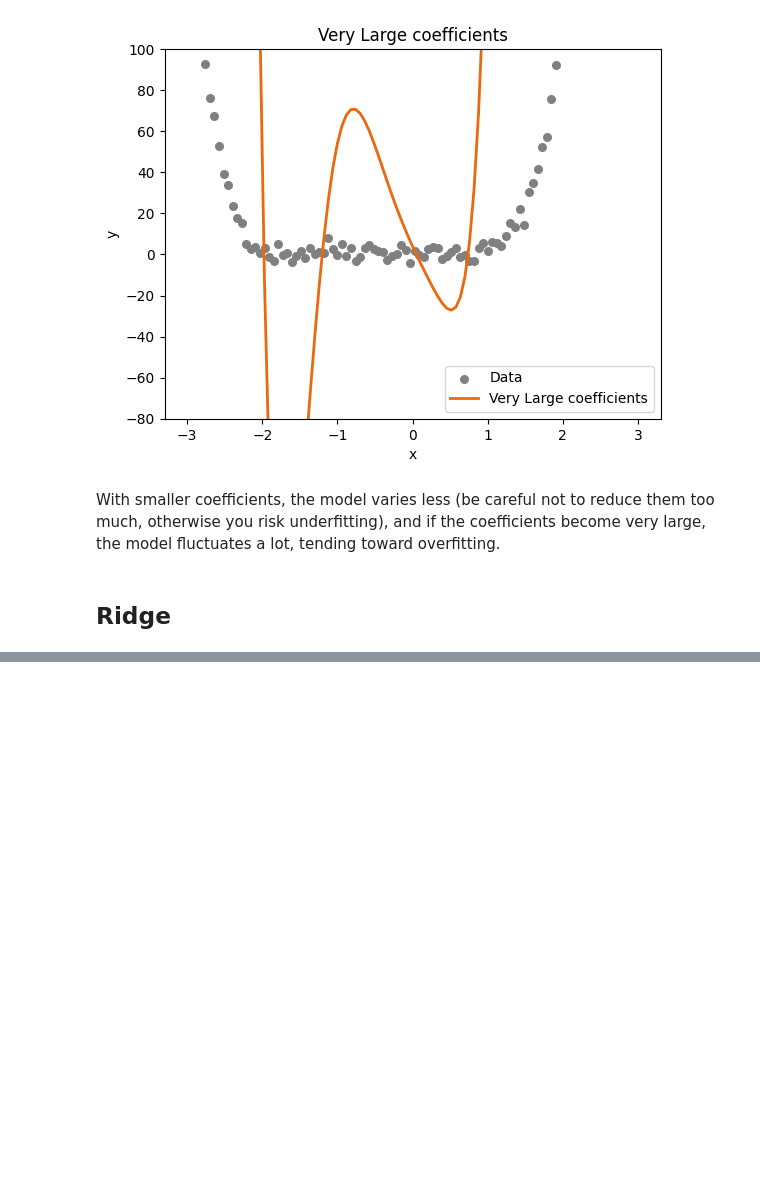
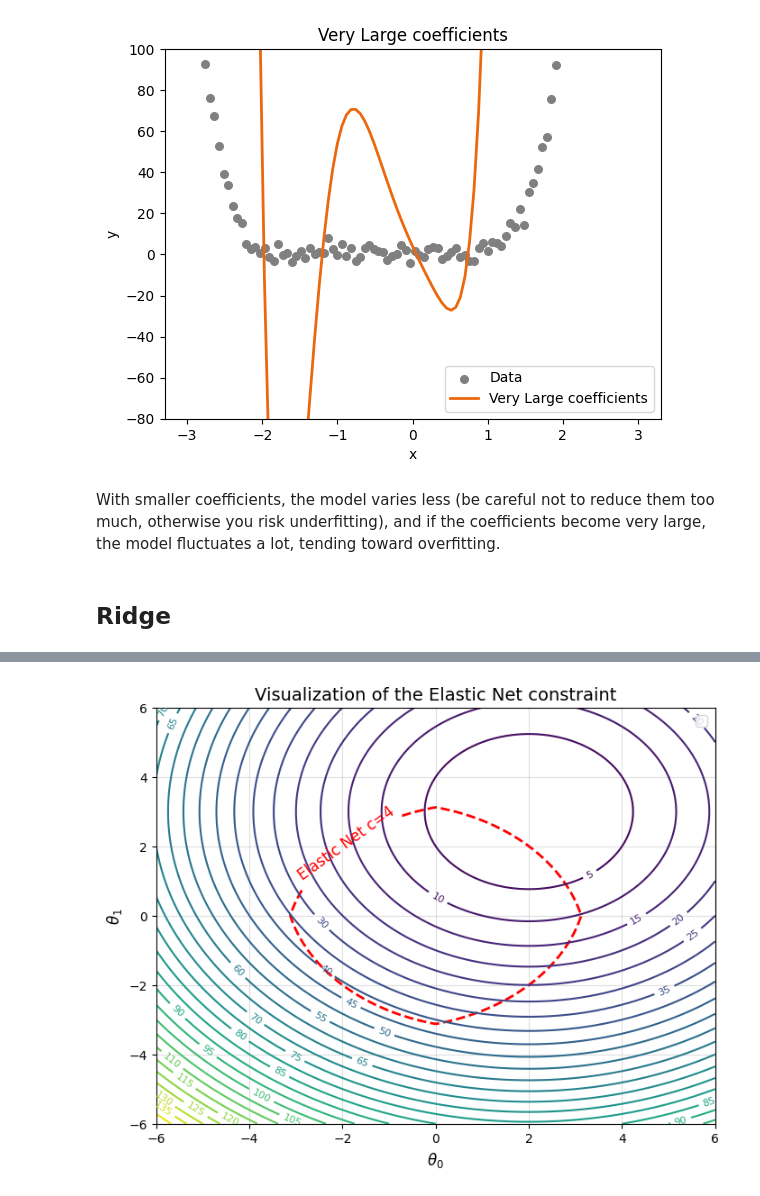
Before and after one commit to cruchau/machine_learning, a Jupyter notebook: linear_model/regression/12_regularization_and_model_penalization.ipynb, the cells around one changed output, grey strips where cells are left out. Saved outputs shown, nothing was run; the diff lists cells and outputs as text; code cells hidden in the pictures; blank space fills up the shorter version.

```diff
--- a/linear_model/regression/12_regularization_and_model_penalization.ipynb
+++ b/linear_model/regression/12_regularization_and_model_penalization.ipynb
@@ -156,0 +229,34 @@ With smaller coefficients, the model varies less (be careful not to reduce them
+# %%
+# Parameters for the grid
+theta0 = np.linspace(-6, 6, 400)
+theta1 = np.linspace(-6, 6, 400)
+T0, T1 = np.meshgrid(theta0, theta1)
+
+# Elastic Net parameters
+alpha = 0.5  # Weight of the L1 penalty (alpha=1 => Lasso, alpha=0 => Ridge)
+c = 4        # Threshold for the constraint
+
+# Define the Elastic Net penalty:
+# Elastic Net penalty can be written as:
+#   E(theta0, theta1) = alpha*(|theta0| + |theta1|) + (1-alpha)/2*(theta0**2 + theta1**2)
+penalty = alpha*(np.abs(T0) + np.abs(T1)) + (1 - alpha)/2*(T0**2 + T1**2)
+
+# Visualize the contour where the penalty equals c
+plt.figure(figsize=(8, 6))
+# Plot the Elastic Net penalty contour = c
+elastic_contour = plt.contour(T0, T1, penalty, levels=[c], colors='r', linestyles='--', linewidths=2)
+plt.clabel(elastic_contour, fmt={c: f'Elastic Net c={c}'}, fontsize=12)
+
+# Optional: add contours of a cost function (e.g., quadratic cost)
+cost = (T0 - 2)**2 + (T1 - 3)**2
+contours = plt.contour(T0, T1, cost, levels=30, cmap='viridis')
+plt.clabel(contours, inline=True, fontsize=8)
+
+plt.xlabel(r'$\theta_0$', fontsize=12)
+plt.ylabel(r'$\theta_1$', fontsize=12)
+plt.title('Visualization of the Elastic Net constraint', fontsize=14)
+plt.grid(alpha=0.4)
+plt.legend([f'Elastic Net: α={alpha}, c={c}'], loc='upper right', fontsize=12)
+plt.show()
+# %% [output]
+[figure, added]
```
Also changed, not shown: parts of 5 cells of this notebook.
